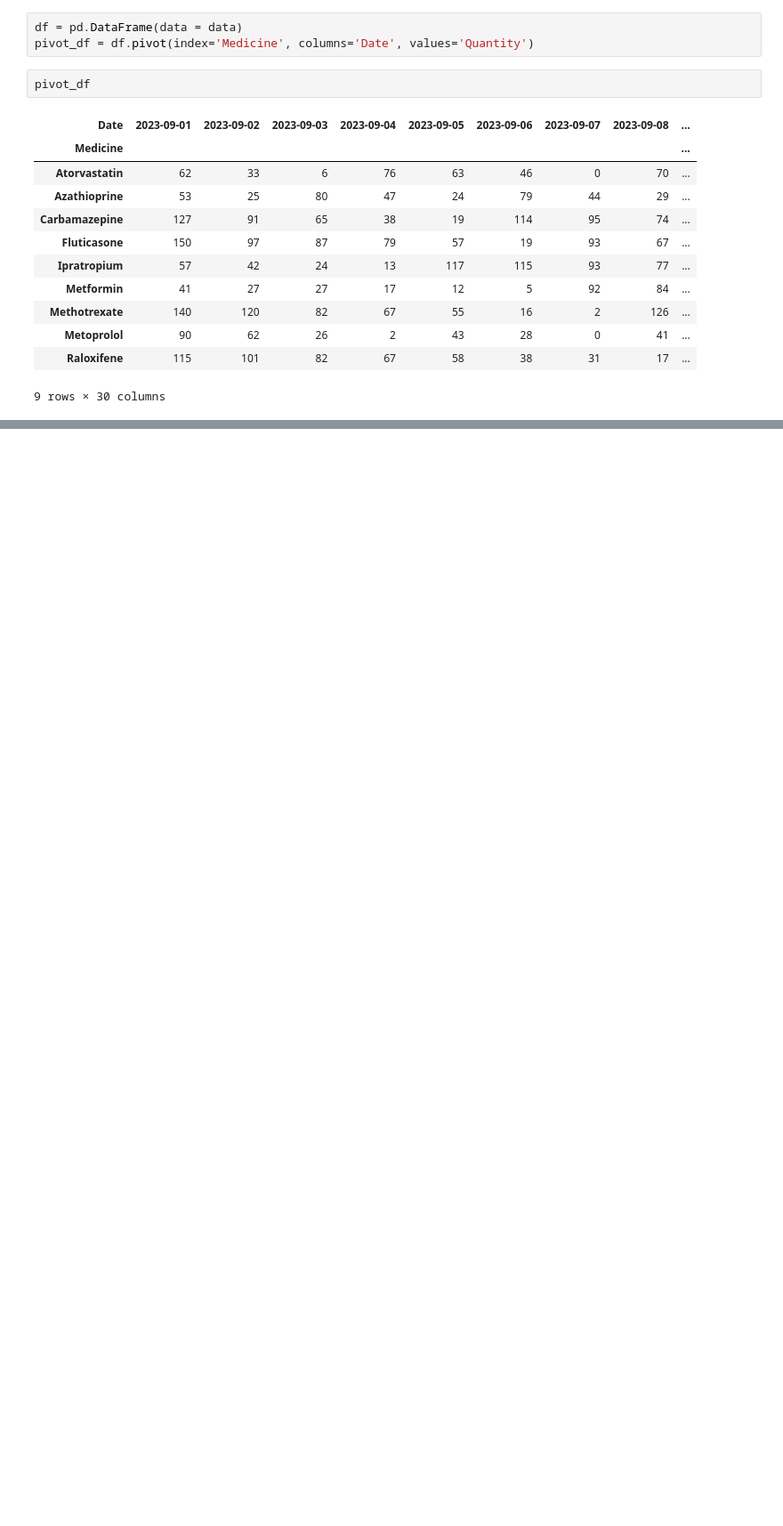
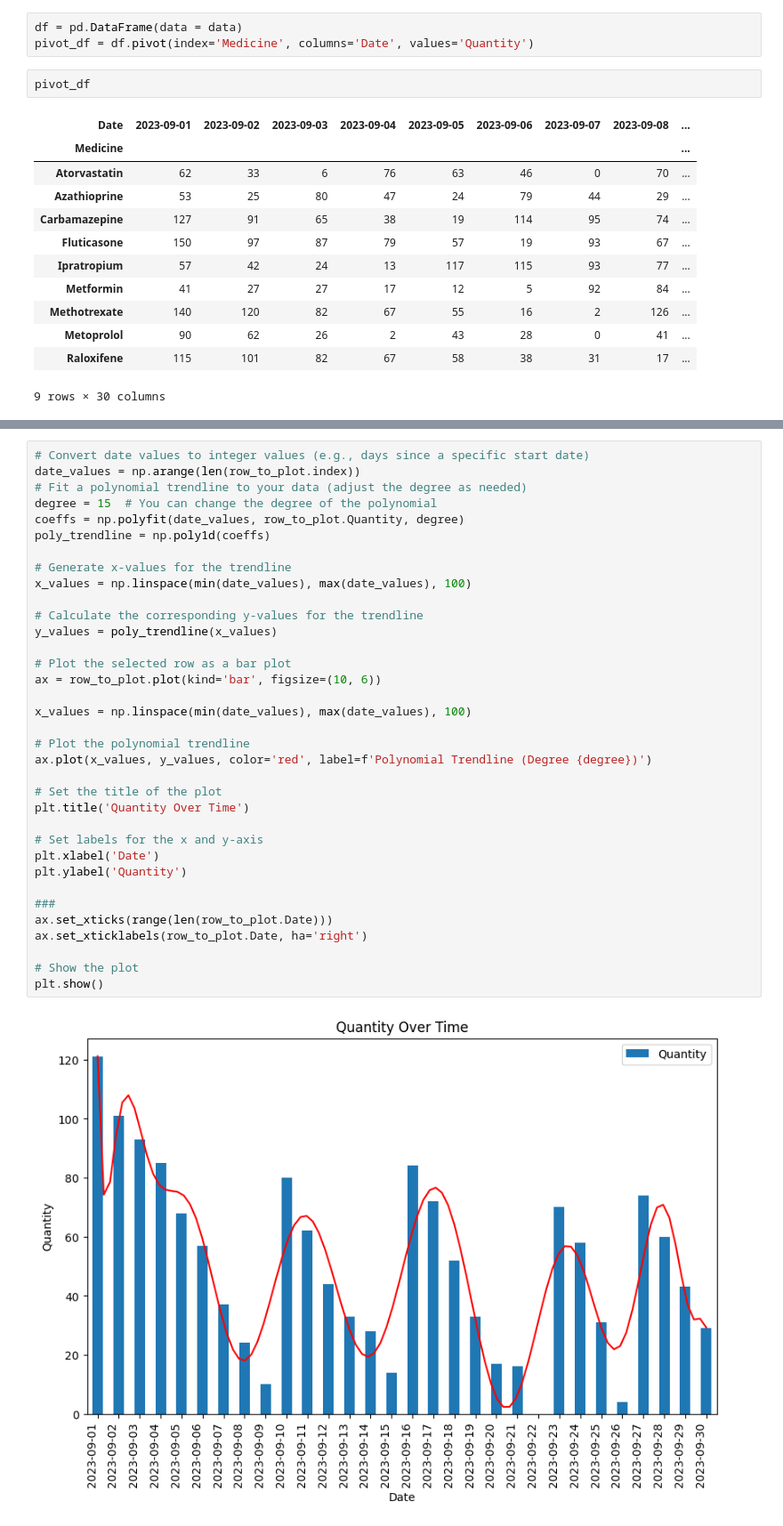
Before and after one commit to tae-h-yang/faster-med-solutions, a Jupyter notebook: DataGenerator.ipynb, the cells around one changed output, grey strips where cells are left out. Shown at 89% size. Saved outputs shown, nothing was run; the diff lists cells and outputs as text; blank space fills up the shorter version.

```diff
--- a/DataGenerator.ipynb
+++ b/DataGenerator.ipynb
@@ -138,0 +266,37 @@ plt.show()
+# %%
+# Convert date values to integer values (e.g., days since a specific start date)
+date_values = np.arange(len(row_to_plot.index))
+# Fit a polynomial trendline to your data (adjust the degree as needed)
+degree = 15  # You can change the degree of the polynomial
+coeffs = np.polyfit(date_values, row_to_plot.Quantity, degree)
+poly_trendline = np.poly1d(coeffs)
+
+# Generate x-values for the trendline
+x_values = np.linspace(min(date_values), max(date_values), 100)
+
+# Calculate the corresponding y-values for the trendline
+y_values = poly_trendline(x_values)
+
+# Plot the selected row as a bar plot
+ax = row_to_plot.plot(kind='bar', figsize=(10, 6))
+
+x_values = np.linspace(min(date_values), max(date_values), 100)
+
+# Plot the polynomial trendline
+ax.plot(x_values, y_values, color='red', label=f'Polynomial Trendline (Degree {degree})')
+
+# Set the title of the plot
+plt.title('Quantity Over Time')
+
+# Set labels for the x and y-axis
+plt.xlabel('Date')
+plt.ylabel('Quantity')
+
+###
+ax.set_xticks(range(len(row_to_plot.Date)))
+ax.set_xticklabels(row_to_plot.Date, ha='right')
+
+# Show the plot
+plt.show()
+# %% [output]
+[figure, added]
```
Also changed, not shown: parts of 8 cells of this notebook, 56 other files.
